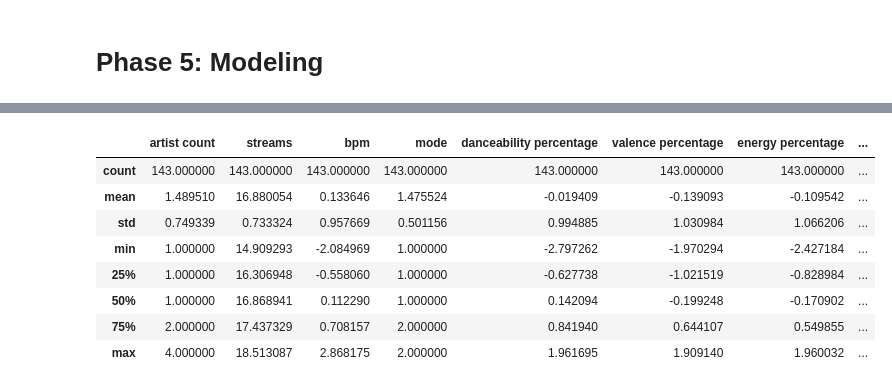
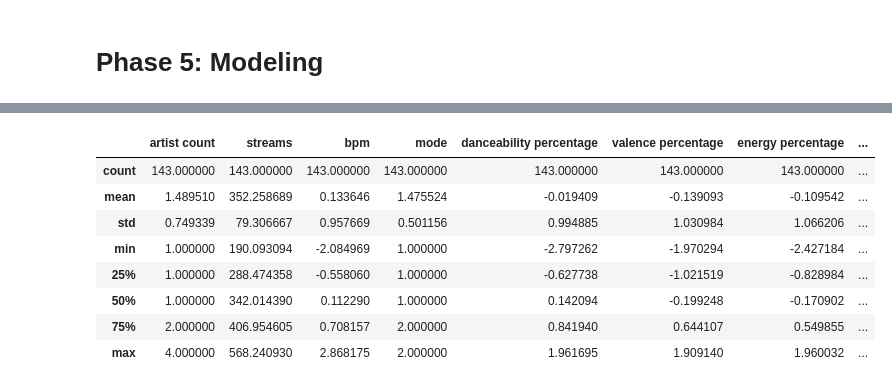
Before and after one commit to daoviethoang1402/audio-pop-corr-analysis, a Jupyter notebook: notebooks/notebook.ipynb, the cells around one changed output, grey strips where cells are left out. Drawn from its saved outputs; the diff is of its cells as text; code cells hidden in the pictures.

Commit message:
Fix clean_test_data

```diff
--- a/notebooks/notebook.ipynb
+++ b/notebooks/notebook.ipynb
@@ -710,8 +710,10 @@ columns_to_boxcox_transform = [
     'speechiness percentage'
 ]
 # Apply Box-Cox transformation on each column
+corr_lambda = {}
 for col in columns_to_boxcox_transform:
     train_set[col], lmbda = boxcox(train_set[col] + 1)
+    corr_lambda[col] = lmbda
 
 # Check the result
 train_set[columns_to_boxcox_transform].describe()
@@ -969,16 +971,16 @@ train_set.describe()
 # %%
 from package import clean_test_data
 
 test_set = pd.read_csv(f"{raw_data_path}/test_set.csv")
-cleaned_test_set = clean_test_data(test_set, standard_scaler)
+cleaned_test_set = clean_test_data(test_set, standard_scaler, corr_lambda)
 cleaned_test_set.describe()
 # %% [output]
 |  | artist count | streams | bpm | mode | danceability percentage | valence percentage | energy percentage | ... |
 | count | 143.000000 | 143.000000 | 143.000000 | 143.000000 | 143.000000 | 143.000000 | 143.000000 | ... |
-| mean | 1.489510 | 16.880054 | 0.133646 | 1.475524 | -0.019409 | -0.139093 | -0.109542 | ... |
-| std | 0.749339 | 0.733324 | 0.957669 | 0.501156 | 0.994885 | 1.030984 | 1.066206 | ... |
-| min | 1.000000 | 14.909293 | -2.084969 | 1.000000 | -2.797262 | -1.970294 | -2.427184 | ... |
-| 25% | 1.000000 | 16.306948 | -0.558060 | 1.000000 | -0.627738 | -1.021519 | -0.828984 | ... |
-| 50% | 1.000000 | 16.868941 | 0.112290 | 1.000000 | 0.142094 | -0.199248 | -0.170902 | ... |
-| 75% | 2.000000 | 17.437329 | 0.708157 | 2.000000 | 0.841940 | 0.644107 | 0.549855 | ... |
-| max | 4.000000 | 18.513087 | 2.868175 | 2.000000 | 1.961695 | 1.909140 | 1.960032 | ... |
+| mean | 1.489510 | 352.258689 | 0.133646 | 1.475524 | -0.019409 | -0.139093 | -0.109542 | ... |
+| std | 0.749339 | 79.306667 | 0.957669 | 0.501156 | 0.994885 | 1.030984 | 1.066206 | ... |
+| min | 1.000000 | 190.093094 | -2.084969 | 1.000000 | -2.797262 | -1.970294 | -2.427184 | ... |
+| 25% | 1.000000 | 288.474358 | -0.558060 | 1.000000 | -0.627738 | -1.021519 | -0.828984 | ... |
+| 50% | 1.000000 | 342.014390 | 0.112290 | 1.000000 | 0.142094 | -0.199248 | -0.170902 | ... |
+| 75% | 2.000000 | 406.954605 | 0.708157 | 2.000000 | 0.841940 | 0.644107 | 0.549855 | ... |
+| max | 4.000000 | 568.240930 | 2.868175 | 2.000000 | 1.961695 | 1.909140 | 1.960032 | ... |
```
Also changed, not shown: 1 other file.
